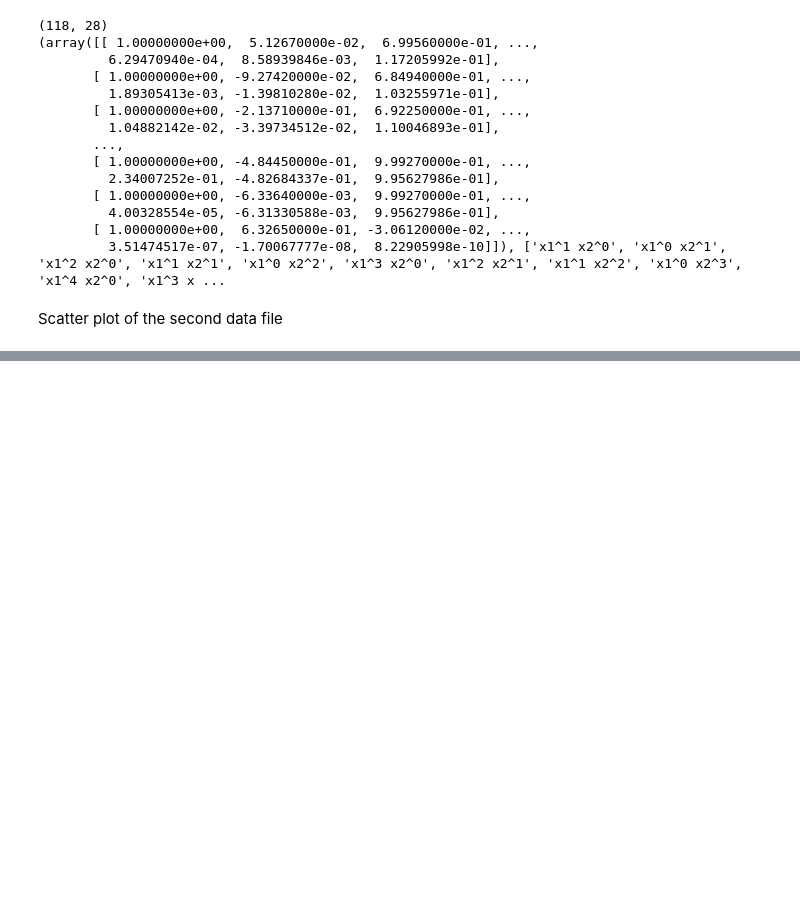
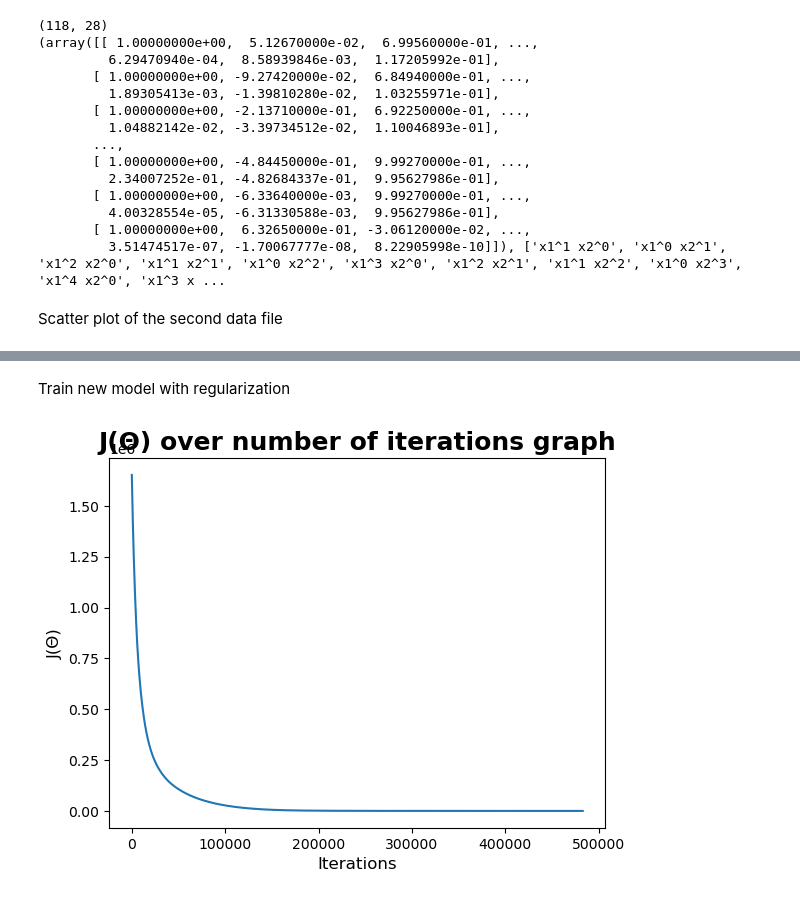
Before and after one commit to GalSarid21/MachineLearningLabs, a Jupyter notebook: Lab3/HW_3.ipynb, the cells around one changed output, grey strips where cells are left out. Drawn from its saved outputs; the diff is of its cells as text; code cells hidden in the pictures; blank space fills up the shorter version.

```diff
--- a/Lab3/HW_3.ipynb
+++ b/Lab3/HW_3.ipynb
@@ -341,0 +374,6 @@ single_variable_model.scatter_plot_dataset()
+# %% [markdown]
+Train new model with regularization
+# %%
+multi_variable_model.train_model(plot_cost_graph=True)
+# %% [output]
+[figure, added]
```
Also changed, not shown: parts of 14 cells of this notebook.
